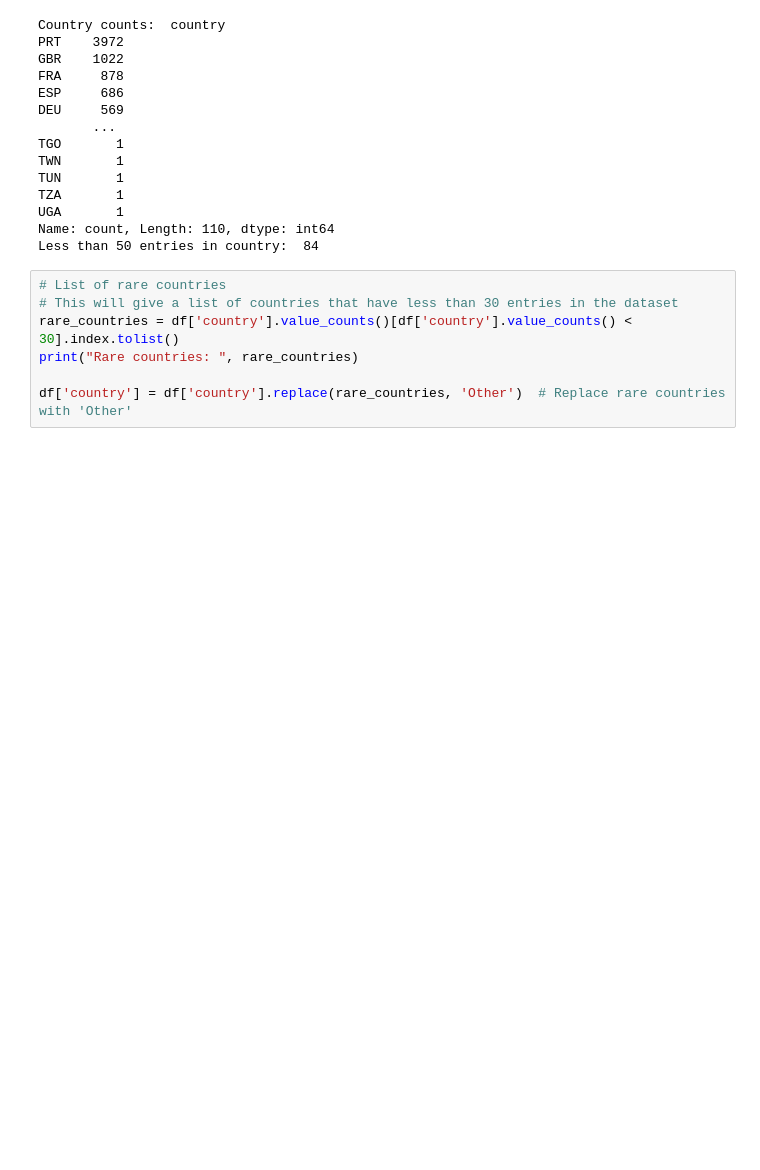
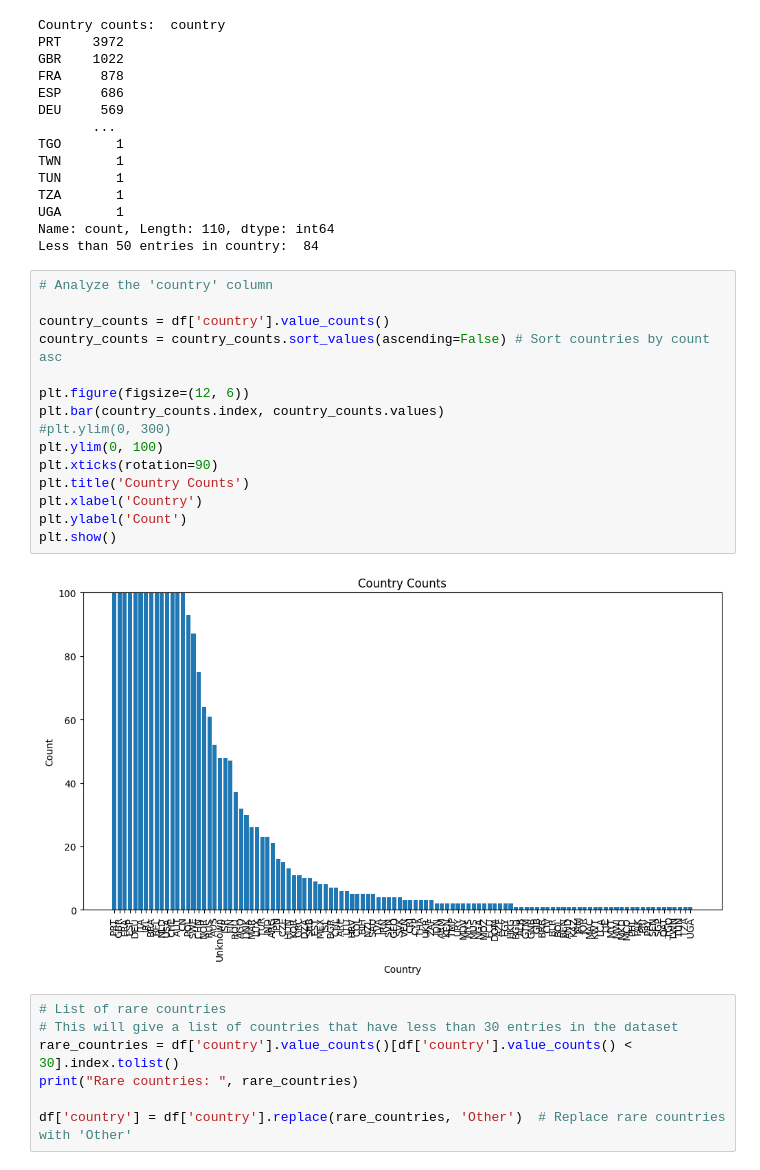
Before and after one commit to Kerolly/data_science_internship, a Jupyter notebook: notebooks/week1_data_exploration.ipynb, the cells around one changed output. Saved outputs shown, nothing was run; the diff lists cells and outputs as text; blank space fills up the shorter version.

```diff
--- a/notebooks/week1_data_exploration.ipynb
+++ b/notebooks/week1_data_exploration.ipynb
@@ -429,6 +448,23 @@ TZA       1
 UGA       1
 Name: count, Length: 110, dtype: int64
 Less than 50 entries in country:  84
+# %%
+# Analyze the 'country' column
+
+country_counts = df['country'].value_counts()
+country_counts = country_counts.sort_values(ascending=False) # Sort countries by count asc
+
+plt.figure(figsize=(12, 6))
+plt.bar(country_counts.index, country_counts.values)
+#plt.ylim(0, 300)
+plt.ylim(0, 100)
+plt.xticks(rotation=90)
+plt.title('Country Counts')
+plt.xlabel('Country')
+plt.ylabel('Count')
+plt.show()
+# %% [output]
+[figure, added]
 # %%
 # List of rare countries
 # This will give a list of countries that have less than 30 entries in the dataset
```
Also changed, not shown: parts of 18 cells of this notebook, 7 other files.
